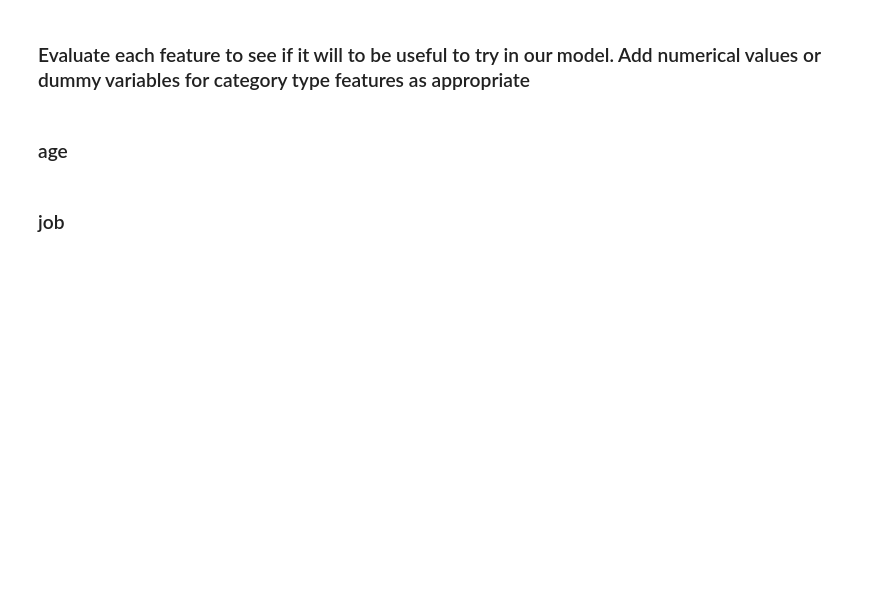
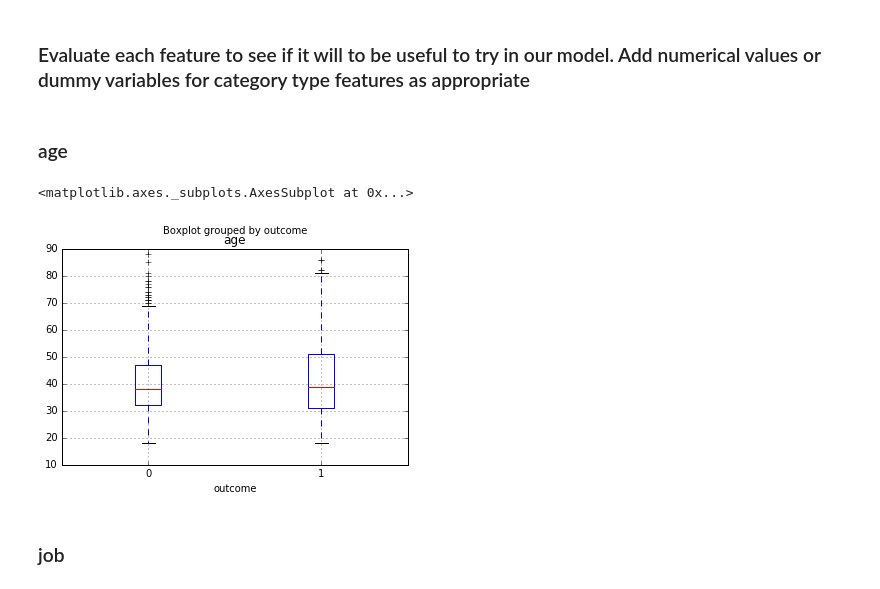
Before and after one commit to stephenhsiao/GA-SEA-DAT2, a Jupyter notebook: notebooks/10_bank_exercise.ipynb, the cells around one changed output. Cells and saved outputs as stored; diff of their text form; code cells hidden in the pictures; blank space fills up the shorter version.

Commit message:
Bank Exercise

```diff
--- a/notebooks/10_bank_exercise.ipynb
+++ b/notebooks/10_bank_exercise.ipynb
@@ -35,6 +42,7 @@ bank.head()
 ### y (response)
 # %%
 # The y values are text.  Convert the values to numeric values and store as a new column
+bank['outcome'] = bank.y.map({'no':0, 'yes':1})
 # %% [markdown]
 ### Evaluate each feature to see if it will to be useful to try in our model.  Add numerical values or dummy variables for category type features as appropriate
 # %% [markdown]
@@ -46,2 +52,9 @@ bank.head()
+# %%
+# evaluate the feature
+# probably not a great feature
+bank.boxplot(column='age', by='outcome')
+# %% [output]
+<matplotlib.axes._subplots.AxesSubplot at 0x...>
+[figure, added]
 # %% [markdown]
 ### job
```
Also changed, not shown: parts of 28 cells of this notebook.
